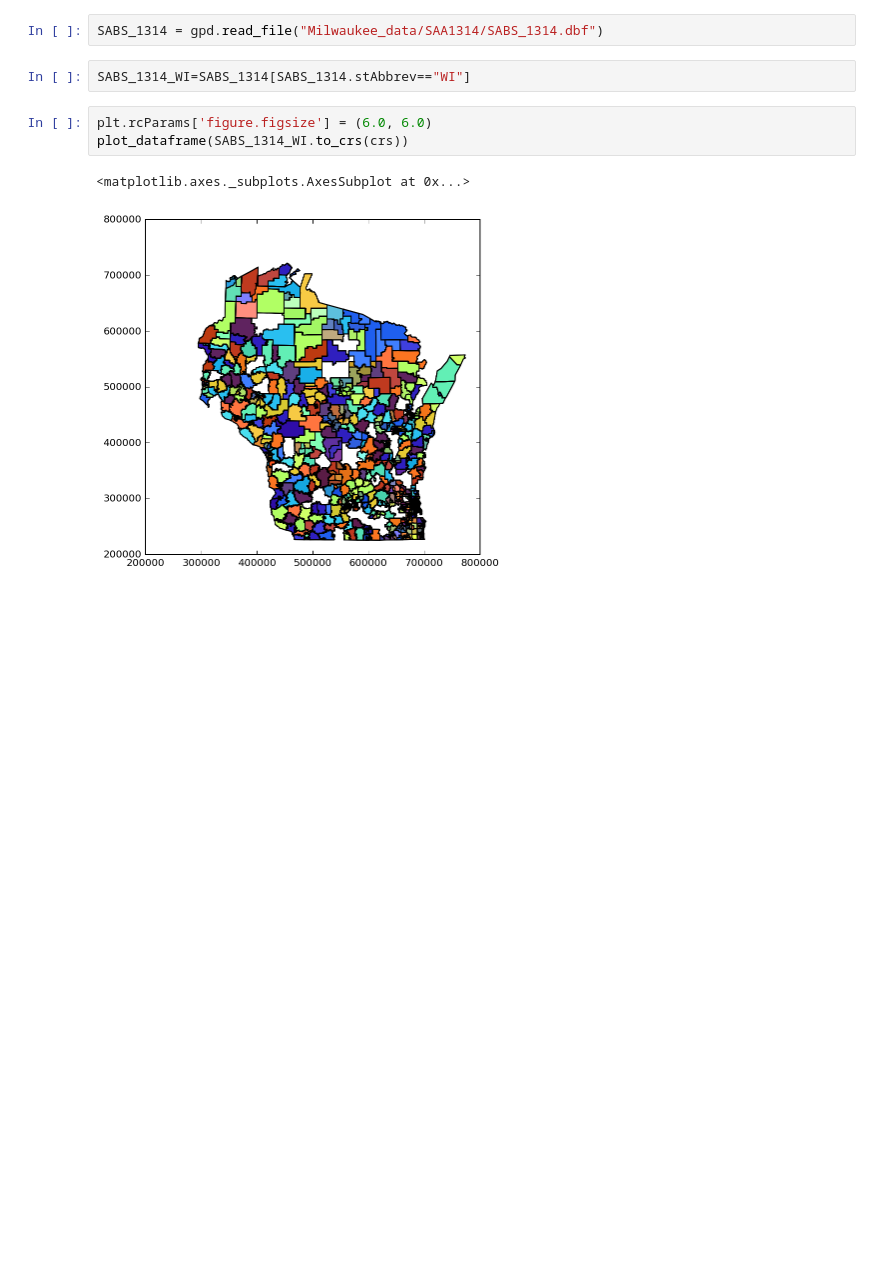
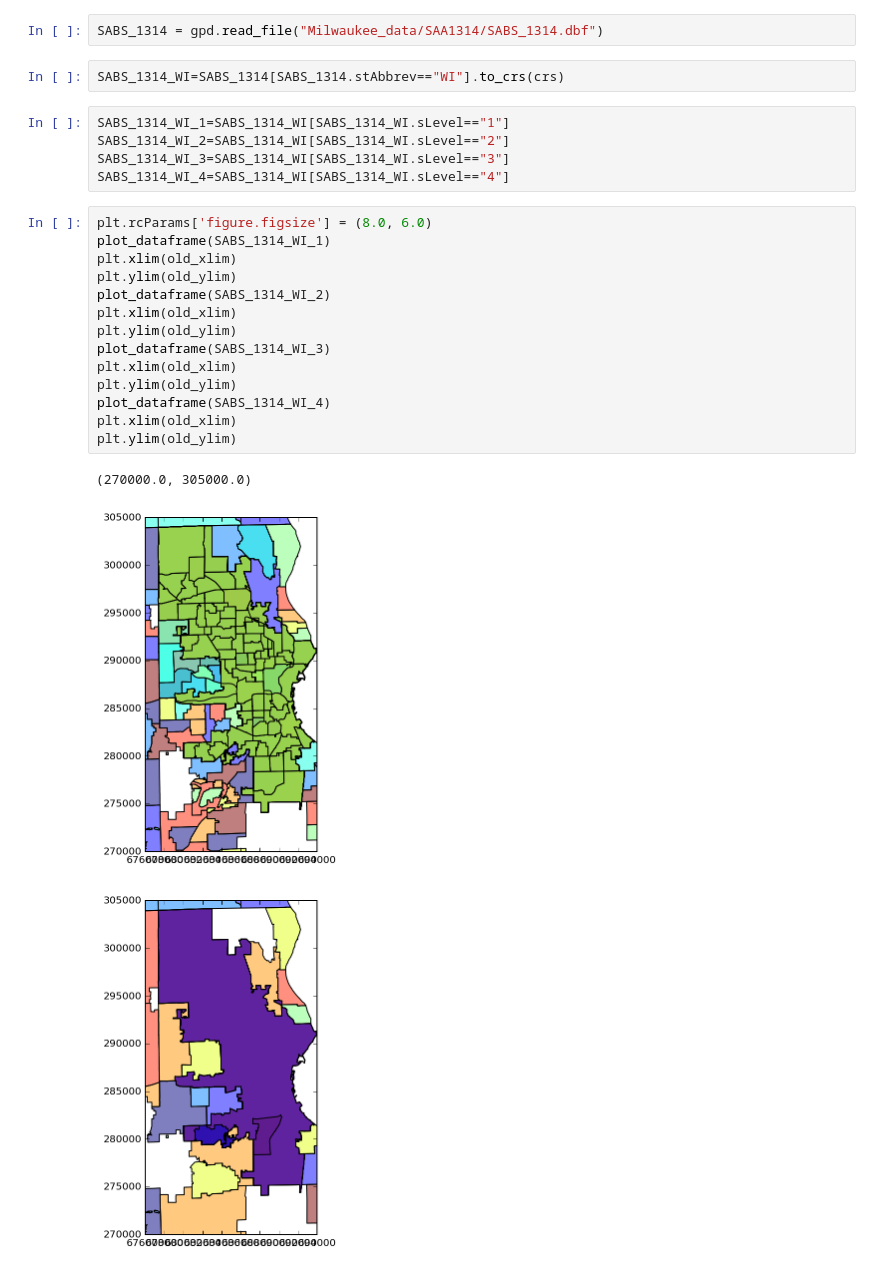
Before and after one commit to gwb/rdd-coverage, a Jupyter notebook: Maxime/Milwaukee_boundaries.ipynb, the cells around one changed output. Saved outputs shown, nothing was run; the diff lists cells and outputs as text; blank space fills up the shorter version.

```diff
--- a/Maxime/Milwaukee_boundaries.ipynb
+++ b/Maxime/Milwaukee_boundaries.ipynb
@@ -88,10 +87,27 @@ plt.ylim(old_ylim)
 # %%
 SABS_1314 = gpd.read_file("Milwaukee_data/SAA1314/SABS_1314.dbf")
 # %%
-SABS_1314_WI=SABS_1314[SABS_1314.stAbbrev=="WI"]
+SABS_1314_WI=SABS_1314[SABS_1314.stAbbrev=="WI"].to_crs(crs)
-# %%
-plt.rcParams['figure.figsize'] = (6.0, 6.0)
-plot_dataframe(SABS_1314_WI.to_crs(crs))
-# %% [output]
-<matplotlib.axes._subplots.AxesSubplot at 0x...>
-[figure, removed]
+# %%
+SABS_1314_WI_1=SABS_1314_WI[SABS_1314_WI.sLevel=="1"]
+SABS_1314_WI_2=SABS_1314_WI[SABS_1314_WI.sLevel=="2"]
+SABS_1314_WI_3=SABS_1314_WI[SABS_1314_WI.sLevel=="3"]
+SABS_1314_WI_4=SABS_1314_WI[SABS_1314_WI.sLevel=="4"]
+# %%
+plt.rcParams['figure.figsize'] = (8.0, 6.0)
+plot_dataframe(SABS_1314_WI_1)
+plt.xlim(old_xlim)
+plt.ylim(old_ylim)
+plot_dataframe(SABS_1314_WI_2)
+plt.xlim(old_xlim)
+plt.ylim(old_ylim)
+plot_dataframe(SABS_1314_WI_3)
+plt.xlim(old_xlim)
+plt.ylim(old_ylim)
+plot_dataframe(SABS_1314_WI_4)
+plt.xlim(old_xlim)
+plt.ylim(old_ylim)
+# %% [output]
+(270000.0, 305000.0)
+[figure, added]
+[figure, added]
```
Also changed, not shown: parts of 31 cells of this notebook, 7 other files.
